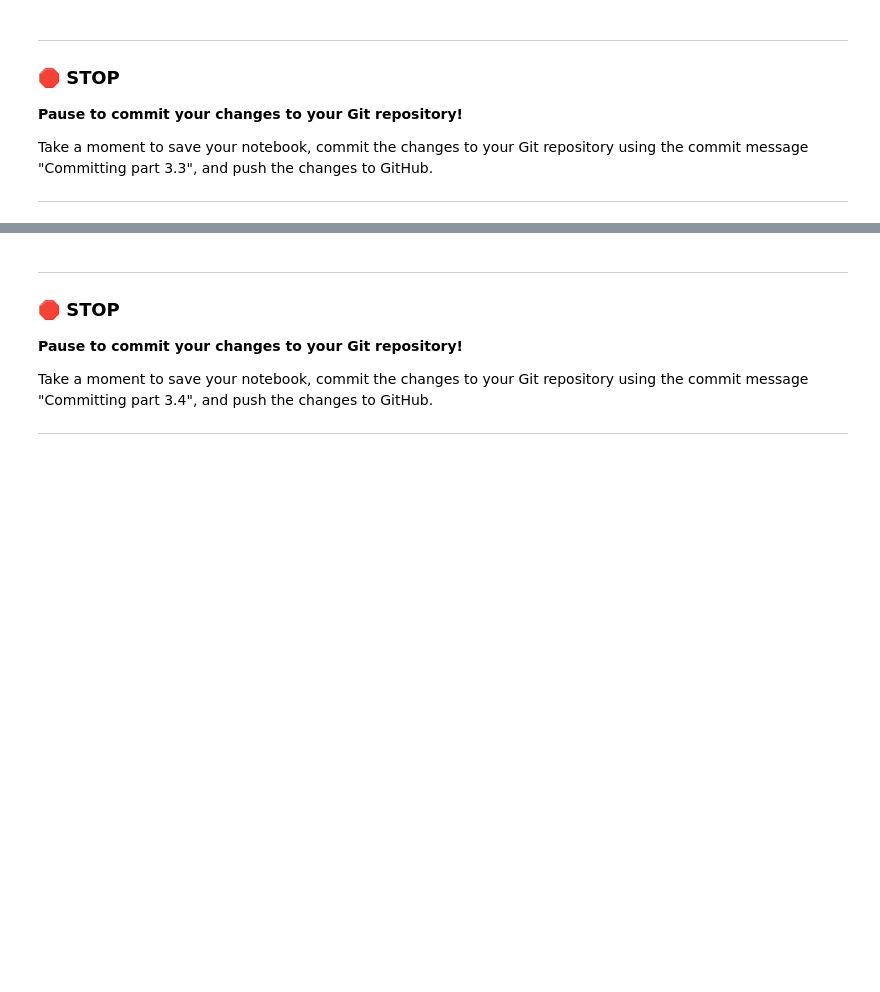
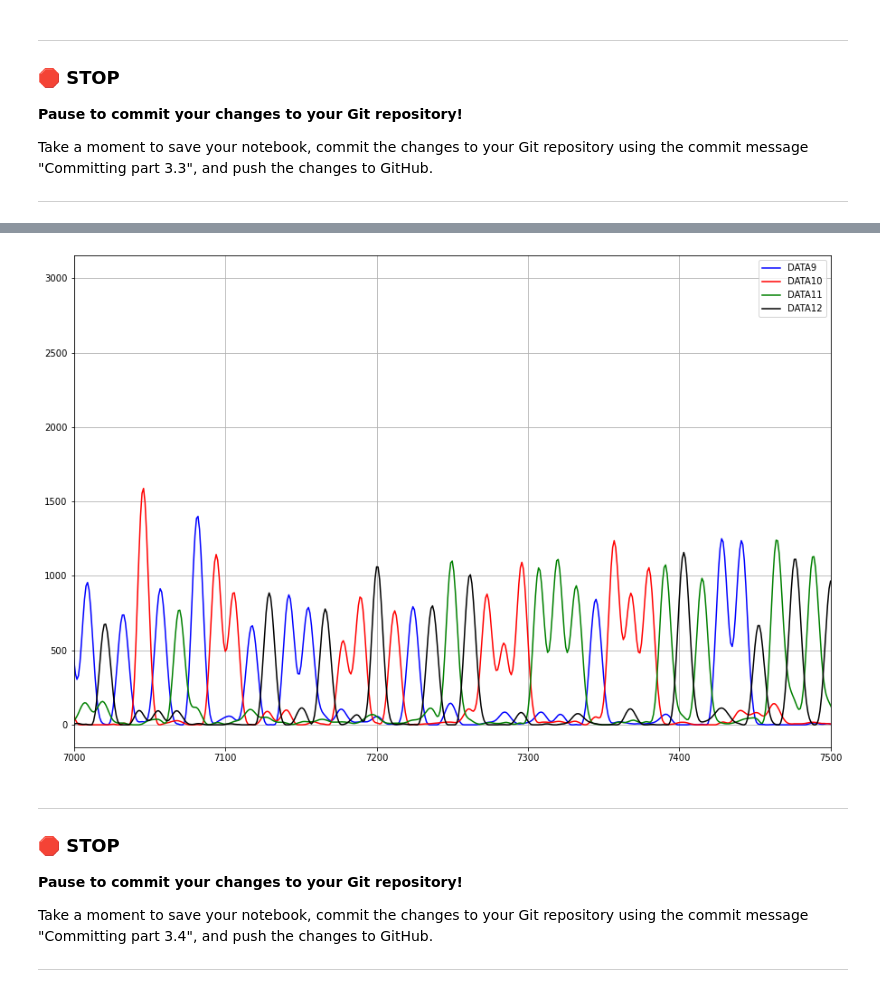
Before and after one commit to zimbot13/cmse202-f21-turnin, a Jupyter notebook: hw-01/HW-01-GitPracticeDebuggingAndPythonPackages-zimbot13.ipynb, the cells around one changed output, grey strips where cells are left out. Drawn from its saved outputs; the diff is of its cells as text; code cells hidden in the pictures; blank space fills up the shorter version.

```diff
--- a/hw-01/HW-01-GitPracticeDebuggingAndPythonPackages-zimbot13.ipynb
+++ b/hw-01/HW-01-GitPracticeDebuggingAndPythonPackages-zimbot13.ipynb
@@ -275,3 +273,23 @@ You should make sure that your plot spans the same range on the x-axis as the ab
+# %%
+# Put your code here
+from collections import defaultdict
+
+channels = ["DATA9", "DATA10", "DATA11", "DATA12"]
+trace = defaultdict(list)
+for c in channels:
+    trace[c] = record.annotations["abif_raw"][c]
+
+plt.figure(figsize=[15,10])
+plt.plot(trace["DATA9"], c="blue",label="DATA9")
+plt.plot(trace["DATA10"], c="red",label="DATA10")
+plt.plot(trace["DATA11"], c="green",label="DATA11")
+plt.plot(trace["DATA12"], c="black",label="DATA12")
+plt.xlim(7000,7500)
+plt.legend()
+plt.grid()
+plt.show()
+# %% [output]
+[figure, added]
 # %% [markdown]
 ---
 ### &#128721; STOP
```
Also changed, not shown: parts of 1 cell of this notebook.
